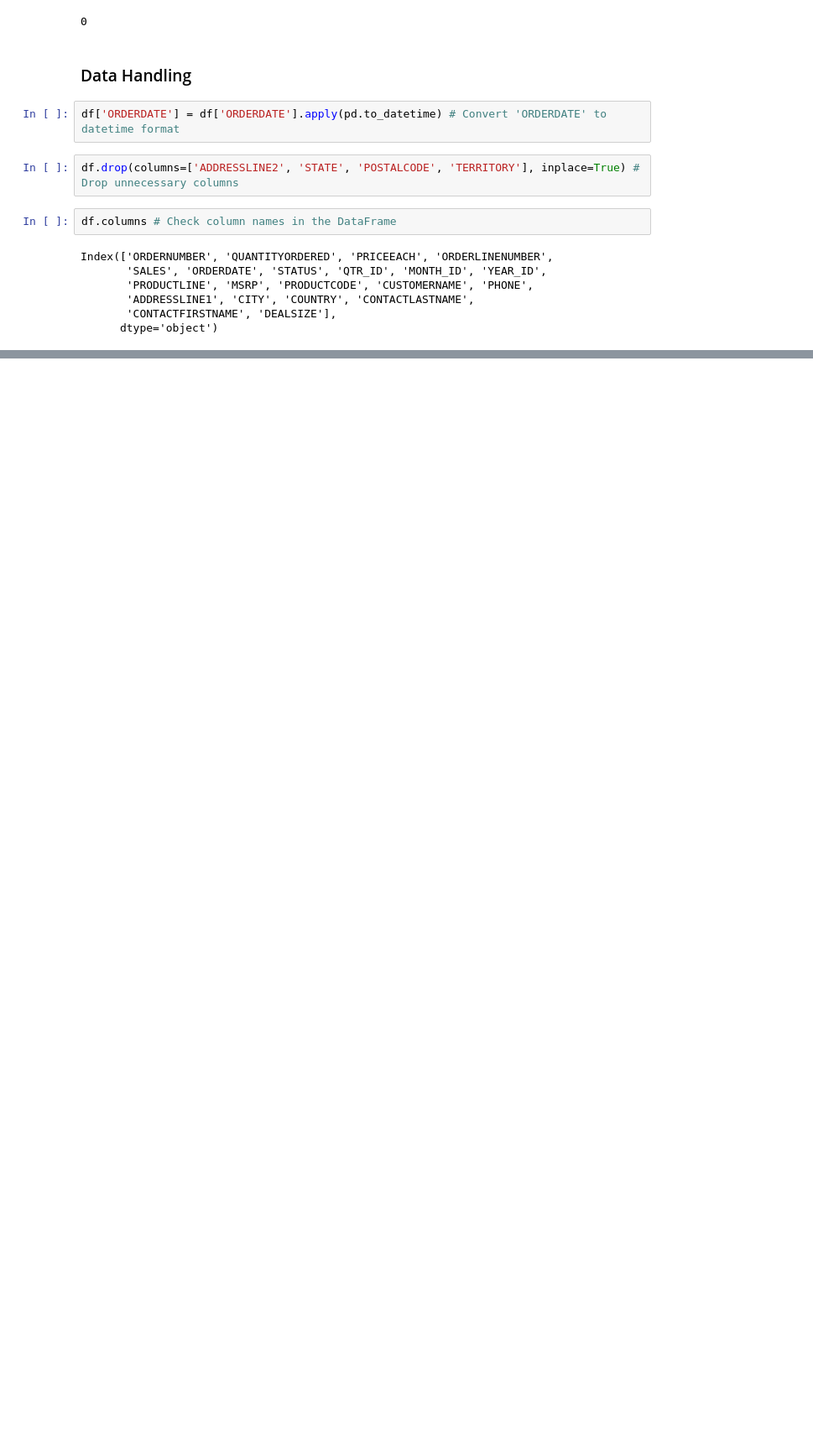
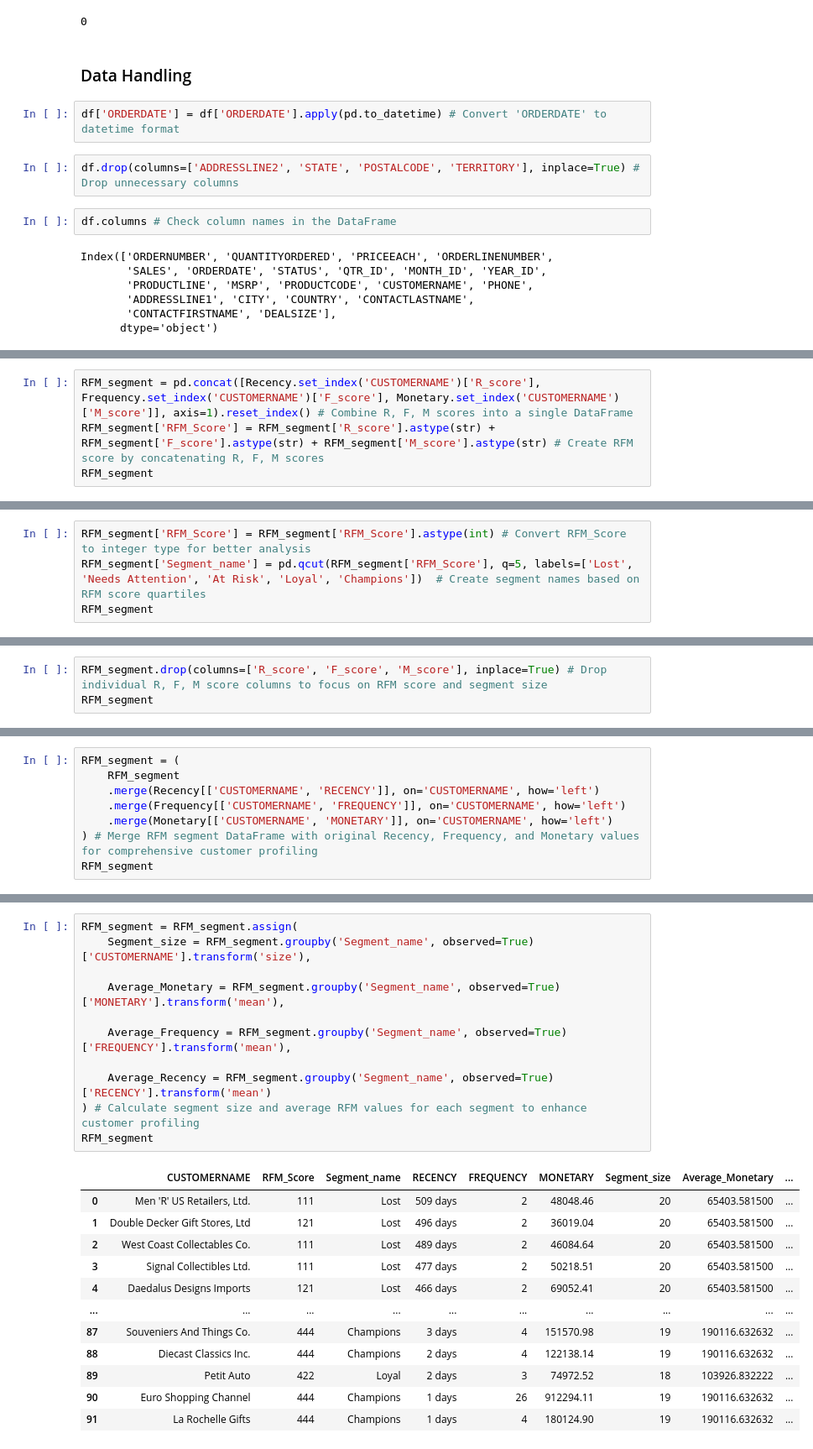
Before and after one commit to huseynaxmedov1999/RFM-Segmentation-and-customer-profiling, a Jupyter notebook: Full RFM Segmentation and Customer Profiling1.ipynb, the cells around one changed output, grey strips where cells are left out. Shown at 84% size. Saved outputs shown, nothing was run; the diff lists cells and outputs as text; blank space fills up the shorter version.

Commit message:
RFM Analysis

```diff
--- a/Full RFM Segmentation and Customer Profiling1.ipynb
+++ b/Full RFM Segmentation and Customer Profiling1.ipynb
@@ -105,0 +231,4 @@ Index(['ORDERNUMBER', 'QUANTITYORDERED', 'PRICEEACH', 'ORDERLINENUMBER',
+# %%
+RFM_segment = pd.concat([Recency.set_index('CUSTOMERNAME')['R_score'], Frequency.set_index('CUSTOMERNAME')['F_score'], Monetary.set_index('CUSTOMERNAME')['M_score']], axis=1).reset_index() # Combine R, F, M scores into a single DataFrame
+RFM_segment['RFM_Score'] = RFM_segment['R_score'].astype(str) + RFM_segment['F_score'].astype(str) + RFM_segment['M_score'].astype(str) # Create RFM score by concatenating R, F, M scores
+RFM_segment
@@ -105,0 +249,4 @@ Index(['ORDERNUMBER', 'QUANTITYORDERED', 'PRICEEACH', 'ORDERLINENUMBER',
+# %%
+RFM_segment['RFM_Score'] = RFM_segment['RFM_Score'].astype(int) # Convert RFM_Score to integer type for better analysis
+RFM_segment['Segment_name'] = pd.qcut(RFM_segment['RFM_Score'], q=5, labels=['Lost', 'Needs Attention', 'At Risk', 'Loyal', 'Champions'])  # Create segment names based on RFM score quartiles
+RFM_segment
@@ -105,0 +267,3 @@ Index(['ORDERNUMBER', 'QUANTITYORDERED', 'PRICEEACH', 'ORDERLINENUMBER',
+# %%
+RFM_segment.drop(columns=['R_score', 'F_score', 'M_score'], inplace=True) # Drop individual R, F, M score columns to focus on RFM score and segment size
+RFM_segment
@@ -105,0 +284,8 @@ Index(['ORDERNUMBER', 'QUANTITYORDERED', 'PRICEEACH', 'ORDERLINENUMBER',
+# %%
+RFM_segment = (
+    RFM_segment
+    .merge(Recency[['CUSTOMERNAME', 'RECENCY']], on='CUSTOMERNAME', how='left')
+    .merge(Frequency[['CUSTOMERNAME', 'FREQUENCY']], on='CUSTOMERNAME', how='left')
+    .merge(Monetary[['CUSTOMERNAME', 'MONETARY']], on='CUSTOMERNAME', how='left')
+) # Merge RFM segment DataFrame with original Recency, Frequency, and Monetary values for comprehensive customer profiling
+RFM_segment
@@ -105,0 +306,24 @@ Index(['ORDERNUMBER', 'QUANTITYORDERED', 'PRICEEACH', 'ORDERLINENUMBER',
+# %%
+RFM_segment = RFM_segment.assign(
+    Segment_size = RFM_segment.groupby('Segment_name', observed=True)['CUSTOMERNAME'].transform('size'),
+
+    Average_Monetary = RFM_segment.groupby('Segment_name', observed=True)['MONETARY'].transform('mean'),
+
+    Average_Frequency = RFM_segment.groupby('Segment_name', observed=True)['FREQUENCY'].transform('mean'),
+
+    Average_Recency = RFM_segment.groupby('Segment_name', observed=True)['RECENCY'].transform('mean')
+) # Calculate segment size and average RFM values for each segment to enhance customer profiling
+RFM_segment
+# %% [output]
+|  | CUSTOMERNAME | RFM_Score | Segment_name | RECENCY | FREQUENCY | MONETARY | Segment_size | Average_Monetary | ... |
+| 0 | Men 'R' US Retailers, Ltd. | 111 | Lost | 509 days | 2 | 48048.46 | 20 | 65403.581500 | ... |
+| 1 | Double Decker Gift Stores, Ltd | 121 | Lost | 496 days | 2 | 36019.04 | 20 | 65403.581500 | ... |
+| 2 | West Coast Collectables Co. | 111 | Lost | 489 days | 2 | 46084.64 | 20 | 65403.581500 | ... |
+| 3 | Signal Collectibles Ltd. | 111 | Lost | 477 days | 2 | 50218.51 | 20 | 65403.581500 | ... |
+| 4 | Daedalus Designs Imports | 121 | Lost | 466 days | 2 | 69052.41 | 20 | 65403.581500 | ... |
+| ... | ... | ... | ... | ... | ... | ... | ... | ... | ... |
+| 87 | Souveniers And Things Co. | 444 | Champions | 3 days | 4 | 151570.98 | 19 | 190116.632632 | ... |
+| 88 | Diecast Classics Inc. | 444 | Champions | 2 days | 4 | 122138.14 | 19 | 190116.632632 | ... |
+| 89 | Petit Auto | 422 | Loyal | 2 days | 3 | 74972.52 | 18 | 103926.832222 | ... |
+| 90 | Euro Shopping Channel | 444 | Champions | 1 days | 26 | 912294.11 | 19 | 190116.632632 | ... |
+| 91 | La Rochelle Gifts | 444 | Champions | 1 days | 4 | 180124.90 | 19 | 190116.632632 | ... |
```
Also changed, not shown: parts of 20 cells of this notebook.
